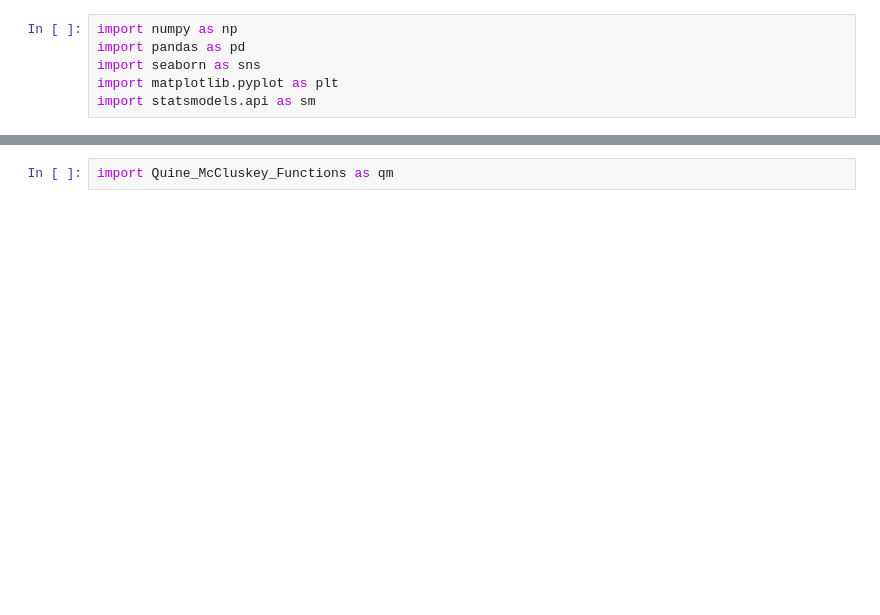
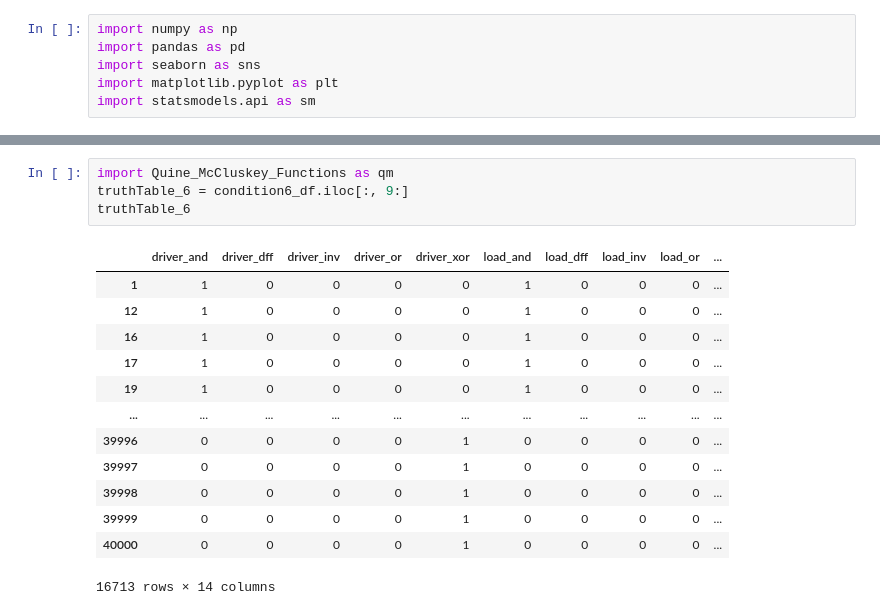
Before and after one commit to carrienlei/RSFQ_2, a Jupyter notebook: RSFQ_2.ipynb, the cells around one changed output, grey strips where cells are left out. Saved outputs shown, nothing was run; the diff lists cells and outputs as text; blank space fills up the shorter version.

```diff
--- a/RSFQ_2.ipynb
+++ b/RSFQ_2.ipynb
@@ -147,2 +85,18 @@ condition6_df
 # %%
 import Quine_McCluskey_Functions as qm
+truthTable_6 = condition6_df.iloc[:, 9:]
+truthTable_6
+# %% [output]
+|  | driver_and | driver_dff | driver_inv | driver_or | driver_xor | load_and | load_dff | load_inv | load_or | ... |
+| 1 | 1 | 0 | 0 | 0 | 0 | 1 | 0 | 0 | 0 | ... |
+| 12 | 1 | 0 | 0 | 0 | 0 | 1 | 0 | 0 | 0 | ... |
+| 16 | 1 | 0 | 0 | 0 | 0 | 1 | 0 | 0 | 0 | ... |
+| 17 | 1 | 0 | 0 | 0 | 0 | 1 | 0 | 0 | 0 | ... |
+| 19 | 1 | 0 | 0 | 0 | 0 | 1 | 0 | 0 | 0 | ... |
+| ... | ... | ... | ... | ... | ... | ... | ... | ... | ... | ... |
+| 39996 | 0 | 0 | 0 | 0 | 1 | 0 | 0 | 0 | 0 | ... |
+| 39997 | 0 | 0 | 0 | 0 | 1 | 0 | 0 | 0 | 0 | ... |
+| 39998 | 0 | 0 | 0 | 0 | 1 | 0 | 0 | 0 | 0 | ... |
+| 39999 | 0 | 0 | 0 | 0 | 1 | 0 | 0 | 0 | 0 | ... |
+| 40000 | 0 | 0 | 0 | 0 | 1 | 0 | 0 | 0 | 0 | ... |
+16713 rows × 14 columns
```
Also changed, not shown: parts of 8 cells of this notebook.
